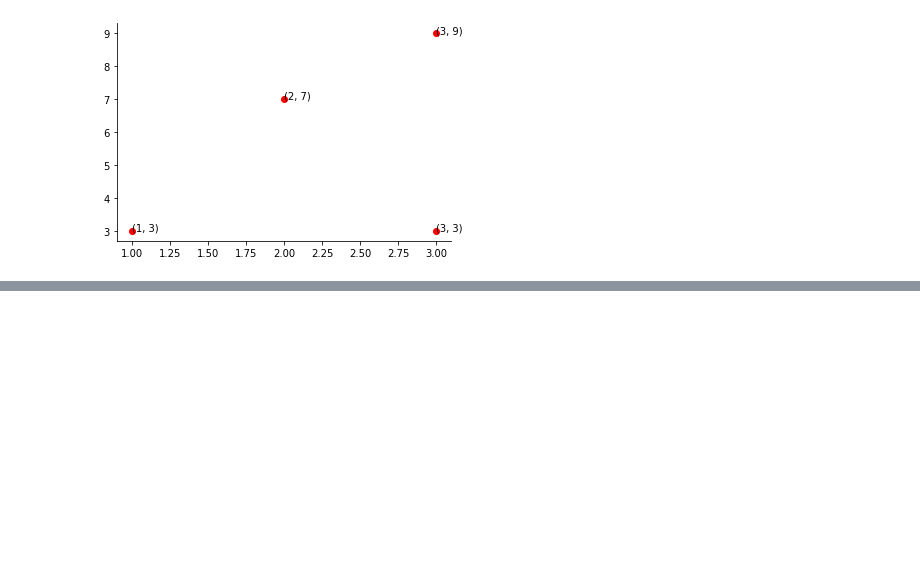
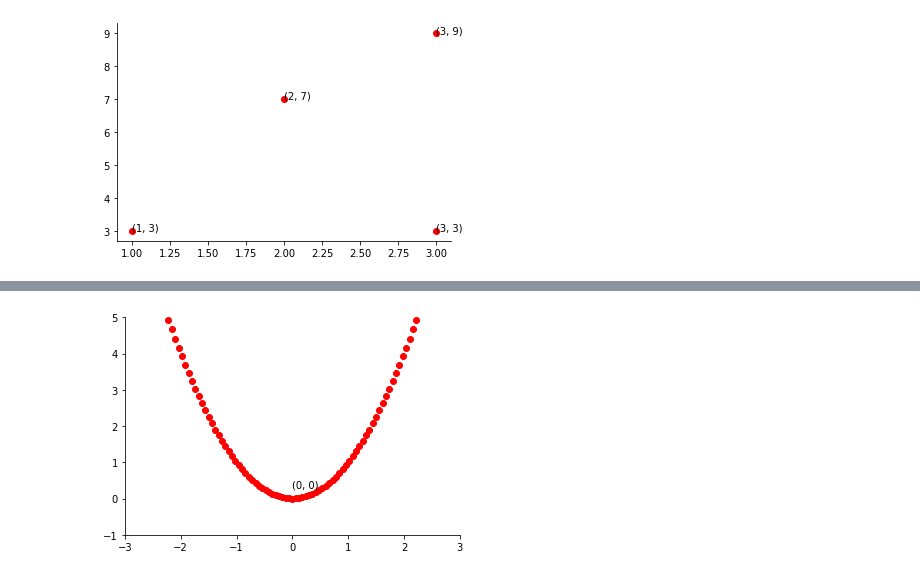
Before and after one commit to beertino/H2_math_w_python, a Jupyter notebook: Notes/Functions.ipynb, the cells around one changed output, grey strips where cells are left out. Cells and saved outputs as stored; diff of their text form; code cells hidden in the pictures; blank space fills up the shorter version.

```diff
--- a/Notes/Functions.ipynb
+++ b/Notes/Functions.ipynb
@@ -246,0 +404,87 @@ The power of this approach is more apparent when there're are many more points o
+# %%
+# We import the following so
+from matplotlib import pyplot as plt
+
+# Rules of f, g and h
+def f(x):
+    return x**2
+
+def g(x):
+    return x**2
+
+def h(x):
+    return x**2
+
+# domain of f, g, and h
+upper_x_bound = 3
+lower_x_bound = 1
+no_of_points = 100
+domain_of_f = [-3+((3-(-3))/no_of_points)*i for i in range(no_of_points)]
+domain_of_g = [-1+((1-(-1))/no_of_points)*i for i in range(no_of_points)]
+domain_of_h = [-1+((2-(-1))/no_of_points)*i for i in range(no_of_points)]
+
+# Plotting f
+plt.clf()
+range_of_f = [f(x) for x in domain_of_f]
+plt.plot(domain_of_f,range_of_f,'ro')
+ax = plt.gca()
+ax.spines['top'].set_visible(False)
+ax.spines['right'].set_visible(False)
+ax.set_xbound(lower=-3, upper=3)
+ax.set_ybound(lower=-1, upper=5)
+
+# Since the domain is R, we don't annotate start and end points
+# We annotate the minimum point
+min_point = (0,0)
+plt.annotate(f'{min_point}',(min_point[0],min_point[1]+0.3))
+
+plt.show()
+
+# Plotting g
+plt.clf()
+range_of_g = [g(x) for x in domain_of_g]
+plt.plot(domain_of_g,range_of_g,'bo')
+ax = plt.gca()
+ax.spines['top'].set_visible(False)
+ax.spines['right'].set_visible(False)
+ax.set_xbound(lower=-3, upper=3)
+ax.set_ybound(lower=-1, upper=5)
+
+# annotating start and end point
+# note that in plt.annotate, we are just adjusting the 2nd argument for the position of the text for visual clarity
+domain_g_lower = -1
+domain_g_upper = 1
+start_point = (domain_g_lower,g(domain_g_lower))
+plt.annotate(f'{start_point}',(start_point[0],start_point[1]+0.1))
+end_point = (domain_g_upper,g(domain_g_upper))
+plt.annotate(f'{end_point}',(end_point[0],end_point[1]+0.1))
+min_point = (0,0)
+plt.annotate(f'{min_point}',(min_point[0],min_point[1]+0.3))
+
+plt.show()
+
+# Plotting h
+plt.clf()
+range_of_h = [h(x) for x in domain_of_h]
+plt.plot(domain_of_h,range_of_h,'bx')
+ax = plt.gca()
+ax.spines['top'].set_visible(False)
+ax.spines['right'].set_visible(False)
+ax.set_xbound(lower=-3, upper=3)
+ax.set_ybound(lower=-1, upper=5)
+
+# annotating start and end point
+# note that in plt.annotate, we are just adjusting the 2nd argument for the position of the text for visual clarity
+domain_h_lower = -1
+domain_h_upper = 2
+start_point = (domain_h_lower,h(domain_h_lower))
+plt.annotate(f'{start_point}',(start_point[0]+0.1,start_point[1]))
+end_point = (domain_h_upper,h(domain_h_upper))
+plt.annotate(f'{end_point}',(end_point[0],end_point[1]))
+min_point = (0,0)
+plt.annotate(f'{min_point}',(min_point[0],min_point[1]+0.3))
+
+
+plt.show()
+# %% [output]
+[figure, added]
```
Also changed, not shown: parts of 19 cells of this notebook, 1 other file.
